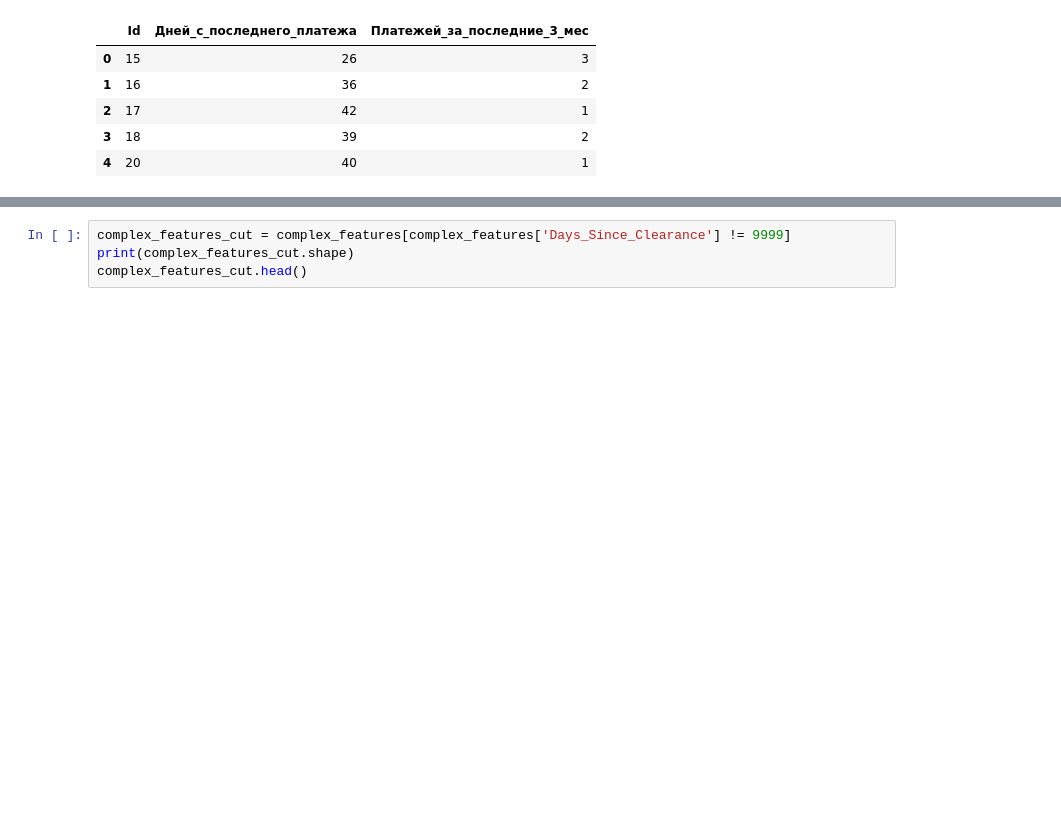
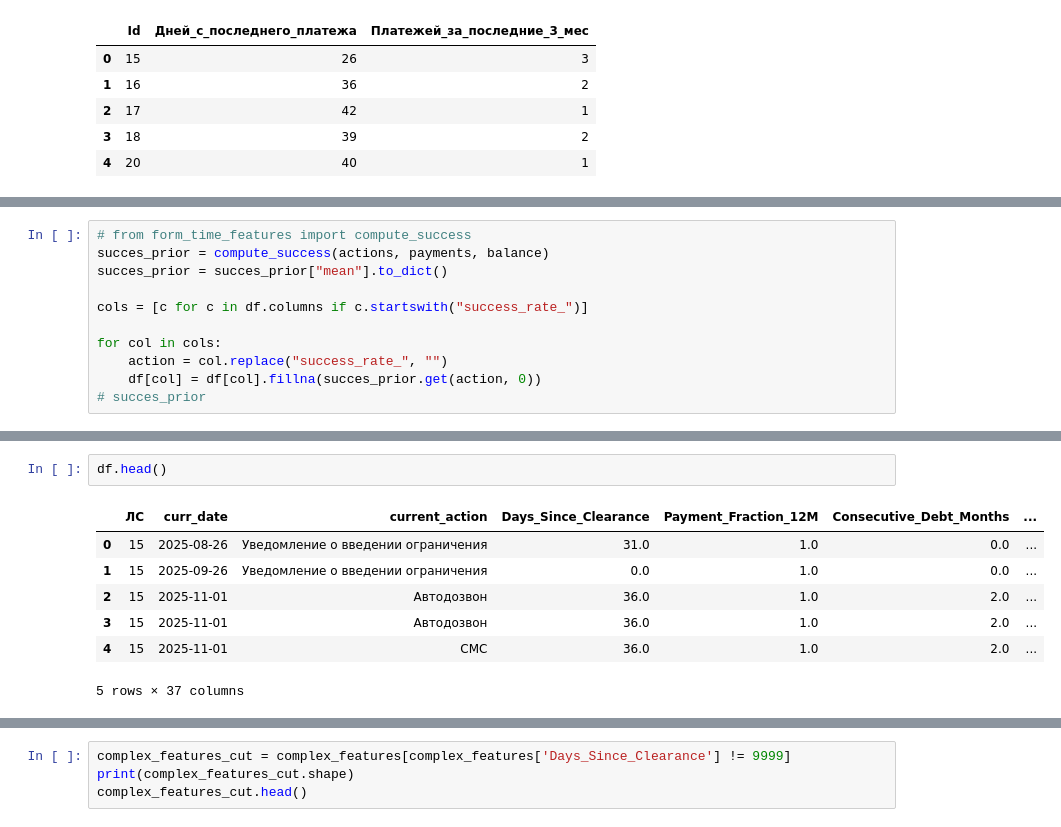
Before and after one commit to BystrovGladkov/Energo_Hack_Hackaton, a Jupyter notebook: payment1.ipynb, the cells around one changed output, grey strips where cells are left out. Saved outputs shown, nothing was run; the diff lists cells and outputs as text; blank space fills up the shorter version.

```diff
--- a/payment1.ipynb
+++ b/payment1.ipynb
@@ -322,0 +412,11 @@ complex_features
+# %%
+# from form_time_features import compute_success
+succes_prior = compute_success(actions, payments, balance)
+succes_prior = succes_prior["mean"].to_dict()
+
+cols = [c for c in df.columns if c.startswith("success_rate_")]
+
+for col in cols:
+    action = col.replace("success_rate_", "")
+    df[col] = df[col].fillna(succes_prior.get(action, 0))
+# succes_prior
@@ -323,3 +436,13 @@ complex_features
+# %%
+df.head()
+# %% [output]
+|  | ЛС | curr_date | current_action | Days_Since_Clearance | Payment_Fraction_12M | Consecutive_Debt_Months | ... |
+| 0 | 15 | 2025-08-26 | Уведомление о введении ограничения | 31.0 | 1.0 | 0.0 | ... |
+| 1 | 15 | 2025-09-26 | Уведомление о введении ограничения | 0.0 | 1.0 | 0.0 | ... |
+| 2 | 15 | 2025-11-01 | Автодозвон | 36.0 | 1.0 | 2.0 | ... |
+| 3 | 15 | 2025-11-01 | Автодозвон | 36.0 | 1.0 | 2.0 | ... |
+| 4 | 15 | 2025-11-01 | СМС | 36.0 | 1.0 | 2.0 | ... |
+5 rows × 37 columns
 # %%
 from form_time_features import calculate_complex_features, calculate_complex_features_actions_based
 
```
Also changed, not shown: parts of 9 cells of this notebook, 1 other file.
